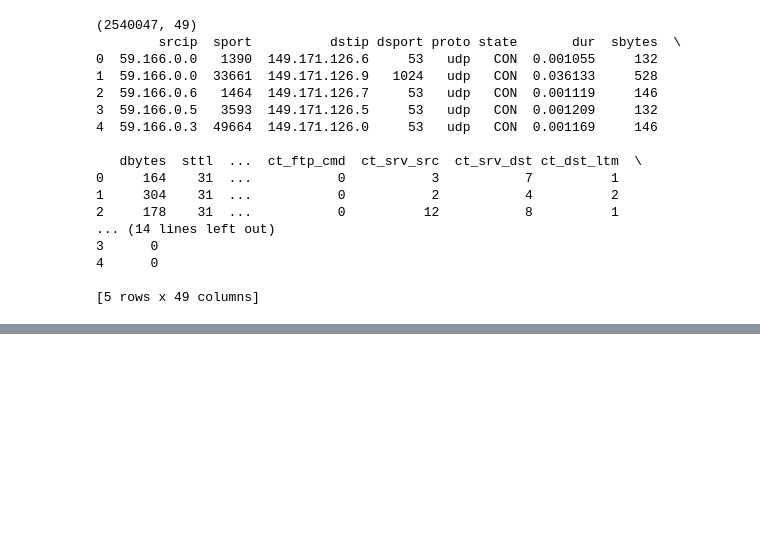
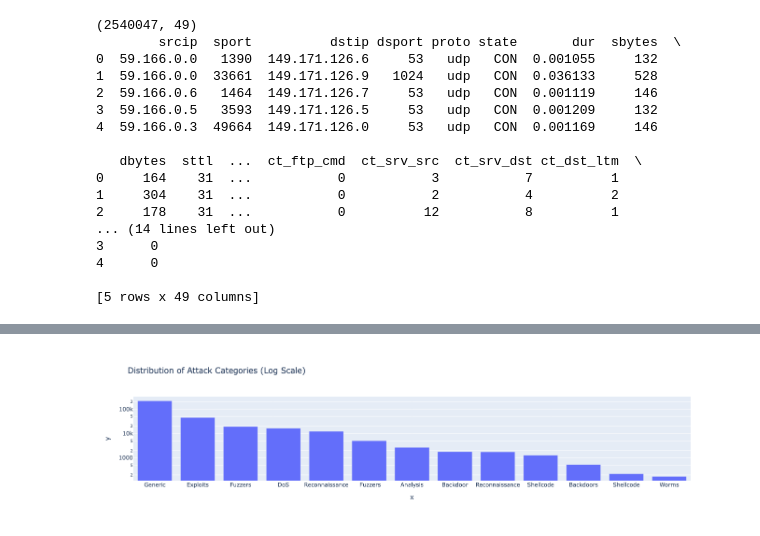
Before and after one commit to gabe-imb/Network-Anomaly-Detection-for-Intrusion-Detection, a Jupyter notebook: network_anomaly_detection.ipynb, the cells around one changed output, grey strips where cells are left out. Drawn from its saved outputs; the diff is of its cells as text; code cells hidden in the pictures; blank space fills up the shorter version.

Commit message:
added visual representation of 'Distribution of Attack Categories' and 'Distribution of Normal vs. Attack Traffic'.

```diff
--- a/network_anomaly_detection.ipynb
+++ b/network_anomaly_detection.ipynb
@@ -69,0 +72,7 @@ None
+# %%
+# Plotly visualization of the 'attack_cat' column
+proto_counts = df['attack_cat'].value_counts()
+fig = px.bar(x=proto_counts.index, y=proto_counts.values, title='Distribution of Attack Categories (Log Scale)', log_y = True)
+fig.show()
+# %% [output]
+[figure, added]
```
Also changed, not shown: parts of 5 cells of this notebook.
